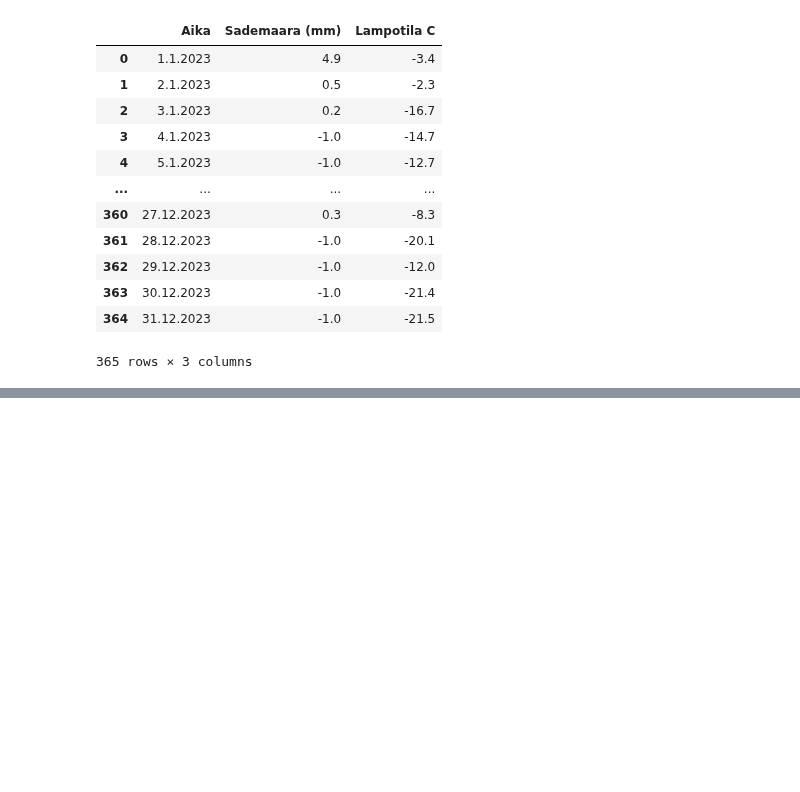
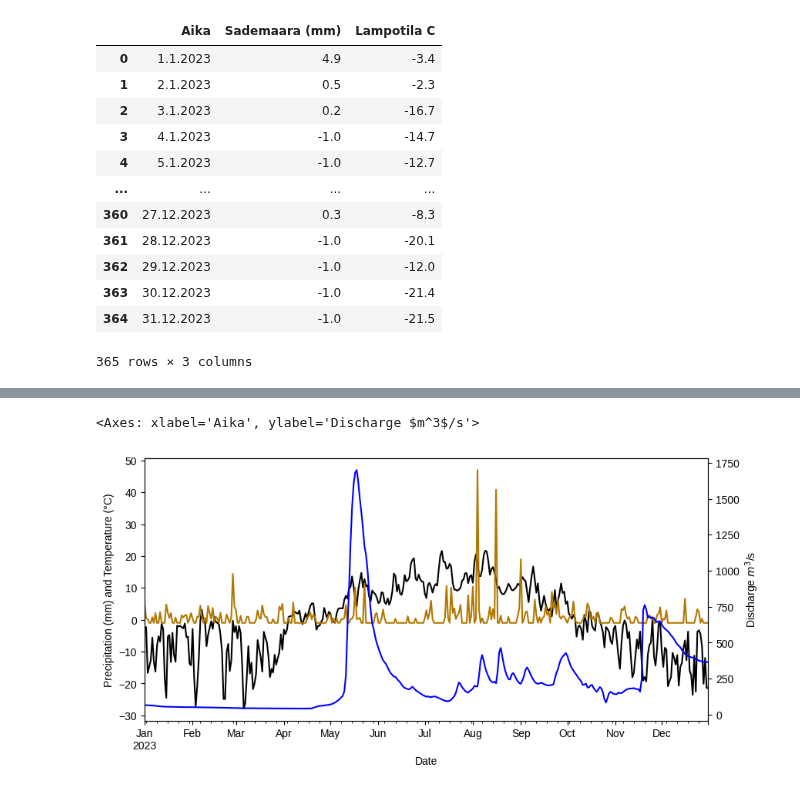
Before and after one commit to susannakukka/bathymetric-model-analysis, a Jupyter notebook: notebooks/flow_rate.ipynb, the cells around one changed output, grey strips where cells are left out. Cells and saved outputs as stored; diff of their text form; code cells hidden in the pictures; blank space fills up the shorter version.

```diff
--- a/notebooks/flow_rate.ipynb
+++ b/notebooks/flow_rate.ipynb
@@ -111,0 +114,12 @@ wdata.plot(y='Sademaara (mm)', color='grey', ax=ax2)
+# %%
+fig, ax = init_plot()
+wdata.plot(y='Lampotila C', color='black', ax=ax, legend=False)
+wdata.plot(y='Sademaara (mm)', color='#B37700', ax=ax, legend=False)
+ax.set_xlabel("Date")
+ax.set_ylabel('Precipitation (mm) and Temperature (°C)')
+ax2 = ax.twinx()
+ax2.set_ylabel("Discharge $m^3$/s")
+data.plot(color='#0000FF', ax=ax2, legend=False)
+# %% [output]
+<Axes: xlabel='Aika', ylabel='Discharge $m^3$/s'>
+[figure, added]
```
Also changed, not shown: parts of 4 cells of this notebook, 1 other file.
